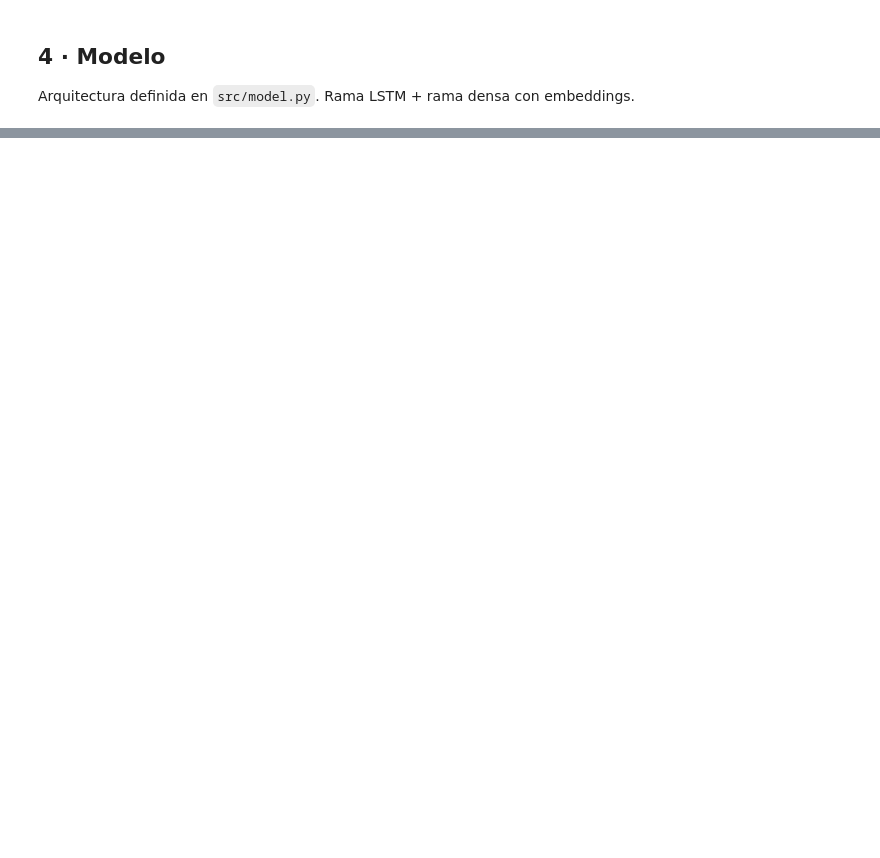
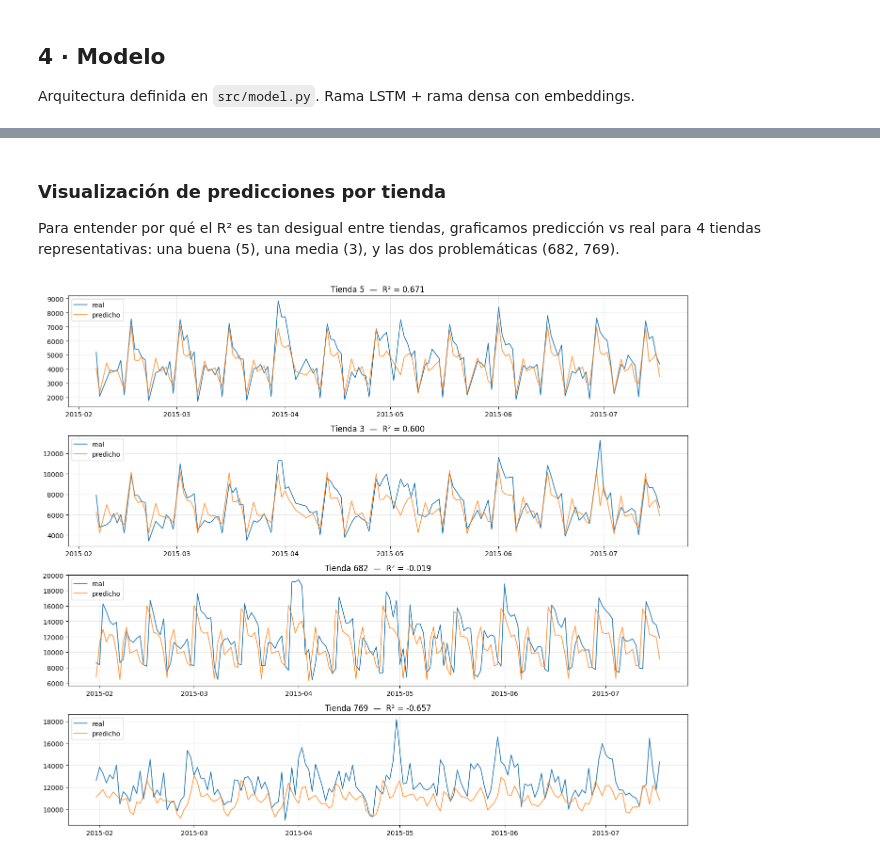
Before and after one commit to Romequinco/TAREA_ENTRADAS_HETEROGENEAS, a Jupyter notebook: notebooks/dani.ipynb, the cells around one changed output, grey strips where cells are left out. Saved outputs shown, nothing was run; the diff lists cells and outputs as text; code cells hidden in the pictures; blank space fills up the shorter version.

```diff
--- a/notebooks/dani.ipynb
+++ b/notebooks/dani.ipynb
@@ -162,0 +522,38 @@ Anotar aquí cada experimento antes de hacer `git push`.
+# %% [markdown]
+### Visualización de predicciones por tienda
+
+Para entender por qué el R² es tan desigual entre tiendas, graficamos predicción vs real
+para 4 tiendas representativas: una buena (5), una media (3), y las dos problemáticas (682, 769).
+# %%
+# Reconstruir predicciones alineadas con fechas, por tienda
+def predictions_by_store(df_test, y_pred_norm, store_stats, seq_len, target_stores):
+    out = {}
+    cursor = 0
+    for sid, grp in df_test.groupby("Store"):
+        grp_sorted = grp.sort_values("Date").reset_index(drop=True)
+        n_preds = max(0, len(grp_sorted) - seq_len)
+        if sid in target_stores and n_preds > 0:
+            grp_target = grp_sorted.iloc[seq_len:]
+            stats = store_stats[int(sid)]
+            y_pred_eur = np.expm1(y_pred_norm[cursor:cursor+n_preds] * stats["std"] + stats["mean"])
+            out[int(sid)] = pd.DataFrame({
+                "Date":    grp_target["Date"].values,
+                "y_true":  grp_target["Sales"].values,
+                "y_pred":  y_pred_eur,
+            })
+        cursor += n_preds
+    return out
+
+preds_by_store = predictions_by_store(df_test, y_pred_norm, store_stats, SEQ_LEN, TARGET_STORES)
+
+fig, axes = plt.subplots(4, 1, figsize=(14, 12), sharex=False)
+for ax, sid in zip(axes, [5, 3, 682, 769]):
+    d = preds_by_store[sid]
+    ax.plot(d["Date"], d["y_true"], label="real",      color="#1f77b4", linewidth=1.2)
+    ax.plot(d["Date"], d["y_pred"], label="predicho",  color="#ff7f0e", linewidth=1.2, alpha=0.85)
+    r2 = r2_score(d["y_true"], d["y_pred"])
+    ax.set_title(f"Tienda {sid}  —  R² = {r2:.3f}")
+    ax.legend(loc="upper left"); ax.grid(alpha=0.3)
+plt.tight_layout(); plt.show()
+# %% [output]
+[figure, added]
```
Also changed, not shown: parts of 27 cells of this notebook, 1 other file.
